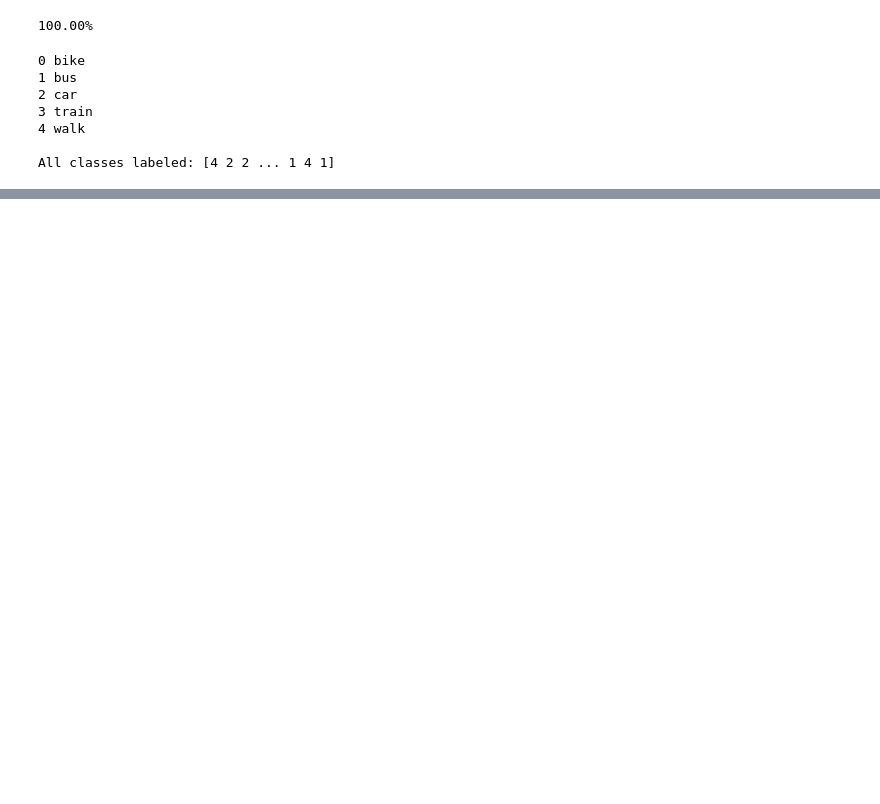
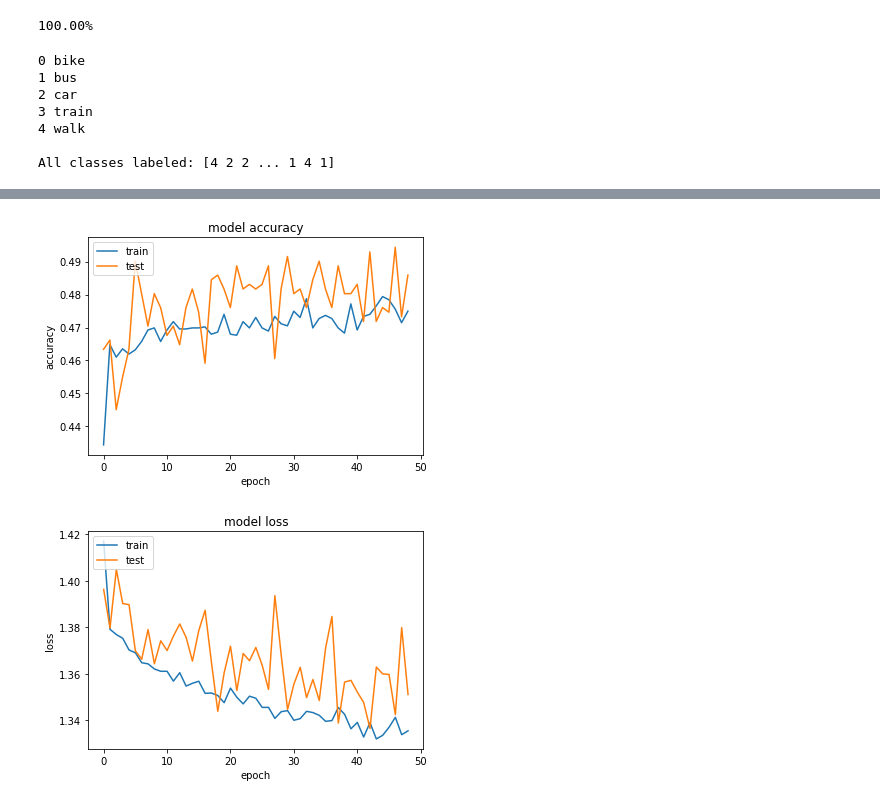
Before and after one commit to jmorgadov/trajectory-classification, a Jupyter notebook: lstm.ipynb, the cells around one changed output, grey strips where cells are left out. Drawn from its saved outputs; the diff is of its cells as text; code cells hidden in the pictures; blank space fills up the shorter version.

Commit message:
Improve LSTM model

```diff
--- a/lstm.ipynb
+++ b/lstm.ipynb
@@ -65,20 +73,0 @@ vX, vy = prepare_data(X_validation, y_validation, last_n_points)
-# %%
-model = keras.Sequential()
-
-
-# layers
-model.add(layers.LSTM(30, input_shape=(last_n_points, 3), return_sequences=True))
-model.add(layers.LSTM(10, input_shape=(last_n_points, 3)))
-model.add(layers.Dense(30, activation='relu'))
-model.add(layers.Dense(5, activation='softmax'))
-
-model.compile(loss='sparse_categorical_crossentropy',
-              optimizer='adam',
-              metrics=['accuracy'])
-model.summary()
-
-
-es = keras.callbacks.EarlyStopping(monitor='loss', mode='min', verbose=1, patience=5)
-mc = keras.callbacks.ModelCheckpoint('best_model_3.h5', monitor='accuracy', mode='max', verbose=1, save_best_only=True)
-
-model.fit(tX, ty, epochs=100, callbacks=[mc, es])
@@ -109,3 +79,22 @@ def predict(trajs, model, hist_size=75, cls = None):
         X, _ = prepare_data([traj], [0], hist_size)
         pred = model.predict(X)
         print(pred[-1], np.argmax(pred[-1], axis=0), cl)
+# %%
+model = keras.Sequential()
+
+model.add(layers.LSTM(128, input_shape=(last_n_points, 3), return_sequences=True))
+model.add(layers.Bidirectional(layers.LSTM(64, input_shape=(last_n_points, 3)), merge_mode='ave'))
+model.add(layers.Dense(20, activation='relu'))
+model.add(layers.Dense(5, activation='softmax'))
+
+model.compile(loss='sparse_categorical_crossentropy',
+              optimizer='rmsprop',
+#               optimizer='adam',
+              metrics=['accuracy'])
+model.summary()
+
+
+es = keras.callbacks.EarlyStopping(monitor='loss', mode='min', verbose=1, patience=5)
+mc = keras.callbacks.ModelCheckpoint('best_model_6.h5', monitor='accuracy', mode='max', verbose=1, save_best_only=True)
+
+history = model.fit(tX, ty, epochs=50, callbacks=[mc, es], validation_data=(vX, vy))
@@ -112 +119,7 @@ def predict(trajs, model, hist_size=75, cls = None):
+# %%
+save_history(history.history, "history_6")
+plot_model_results(history.history)
+# %% [output]
+[figure, added]
+[figure, added]
 # %%
```
Also changed, not shown: parts of 8 cells of this notebook, 3 other files.
